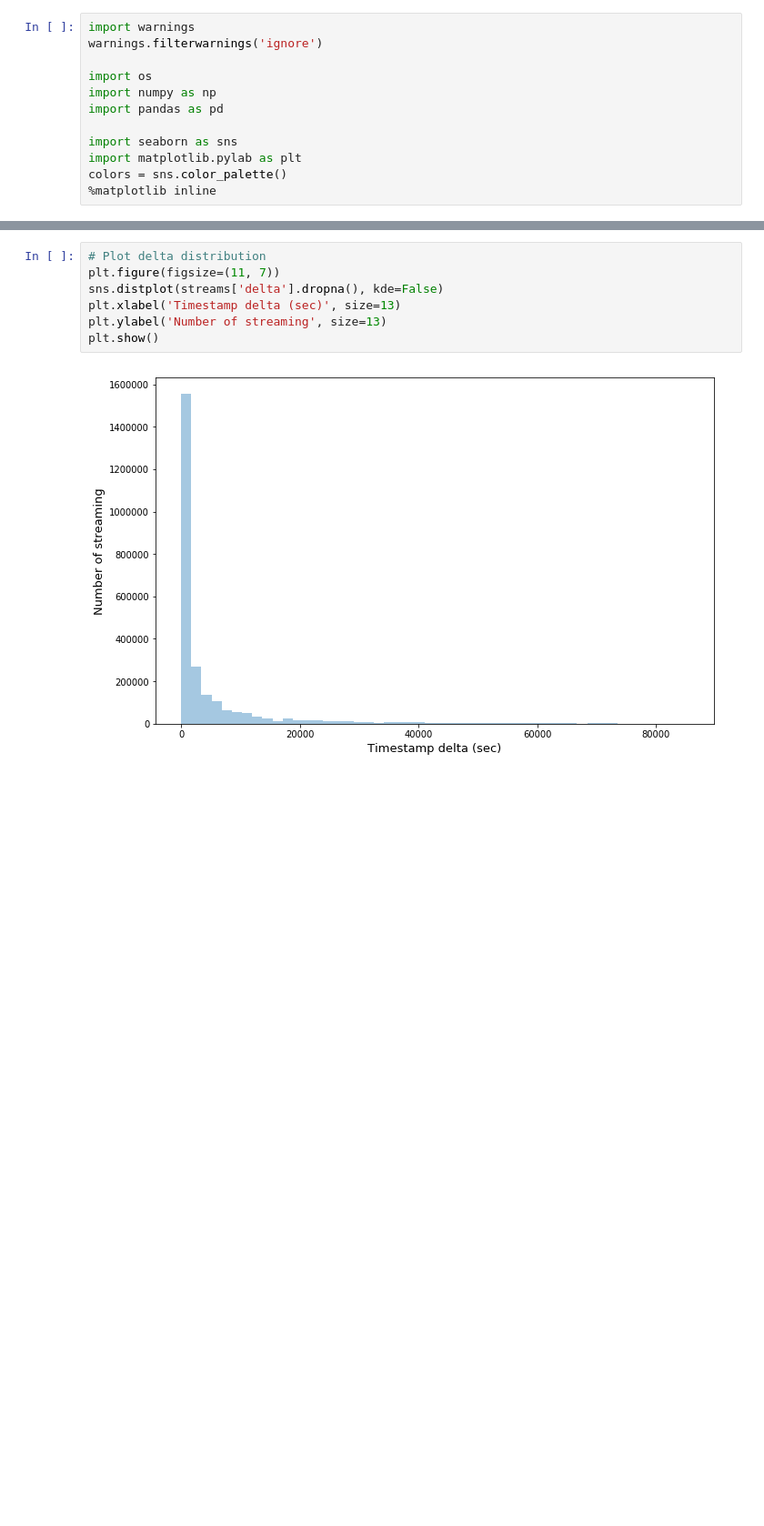
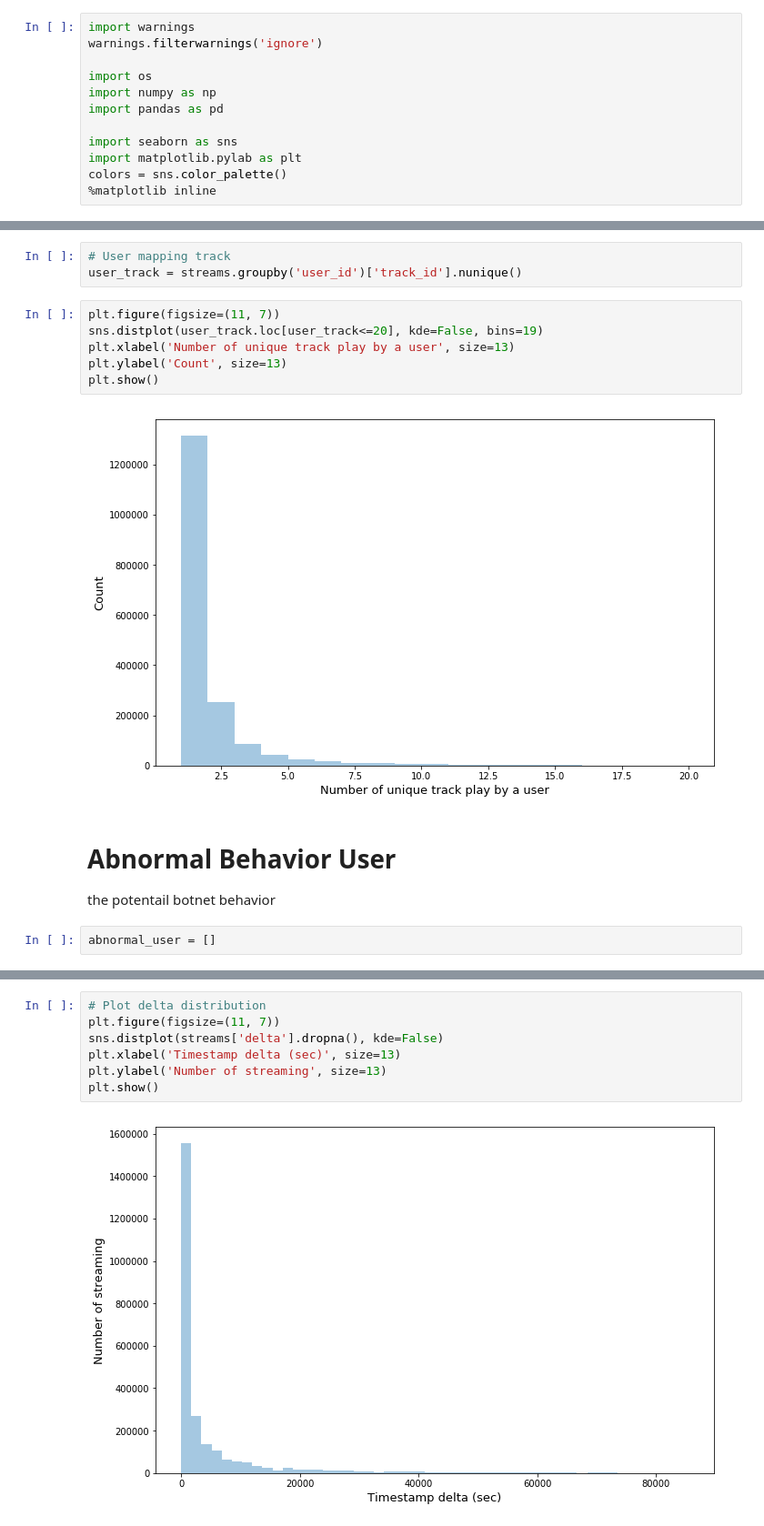
Before and after one commit to Trudie/Streaming_Fault_Detection, a Jupyter notebook: EDA.ipynb, the cells around one changed output, grey strips where cells are left out. Shown at 91% size. Cells and saved outputs as stored; diff of their text form; blank space fills up the shorter version.

Commit message:
abnormal user detection model and cluster users by tracks

```diff
--- a/EDA.ipynb
+++ b/EDA.ipynb
@@ -33,0 +76,16 @@ streams.head()
+# %%
+# User mapping track
+user_track = streams.groupby('user_id')['track_id'].nunique()
+# %%
+plt.figure(figsize=(11, 7))
+sns.distplot(user_track.loc[user_track<=20], kde=False, bins=19)
+plt.xlabel('Number of unique track play by a user', size=13)
+plt.ylabel('Count', size=13)
+plt.show()
+# %% [output]
+[figure, added]
+# %% [markdown]
+# Abnormal Behavior User
+the potentail botnet behavior
+# %%
+abnormal_user = []
```
Also changed, not shown: parts of 66 cells of this notebook, 2 other files.
